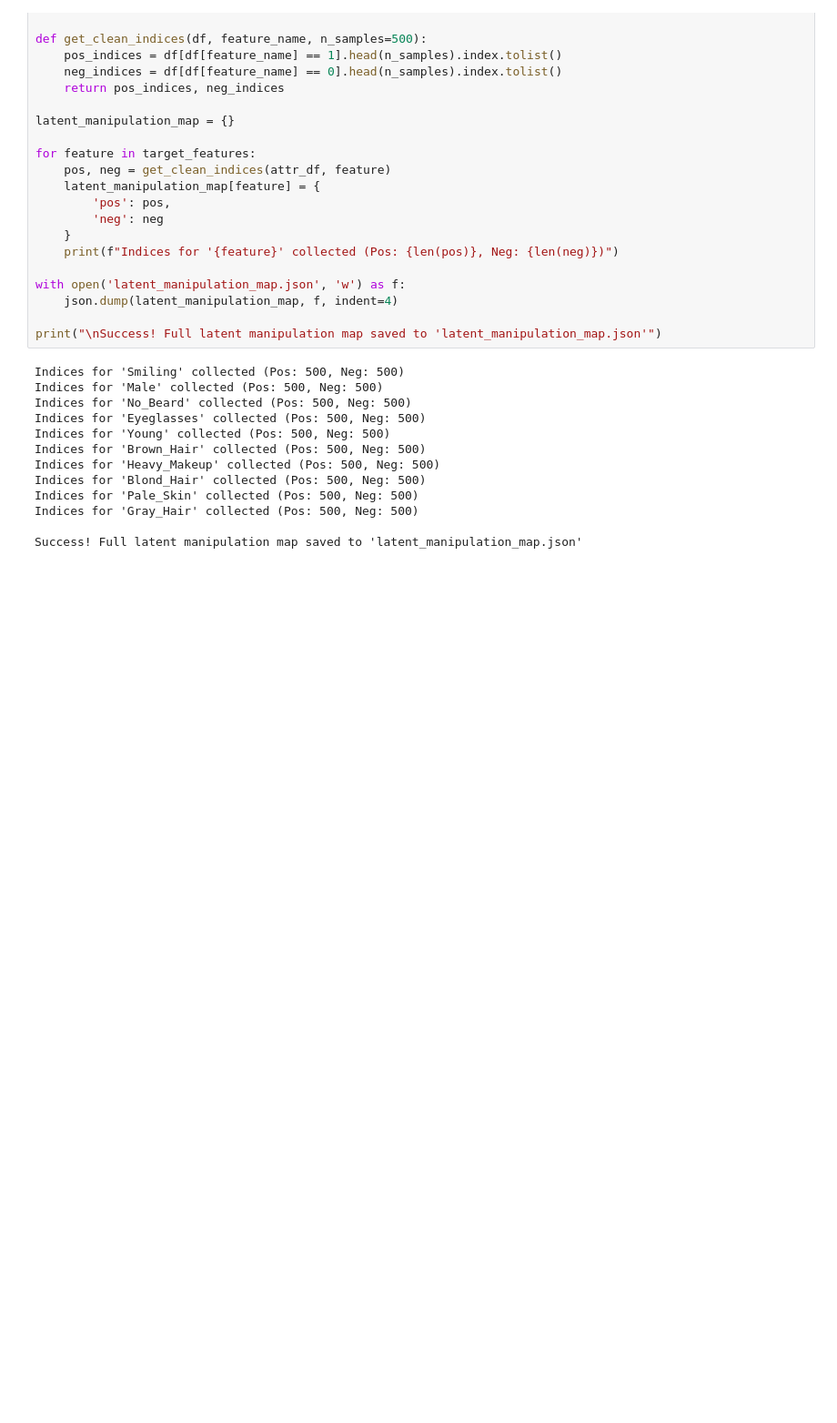
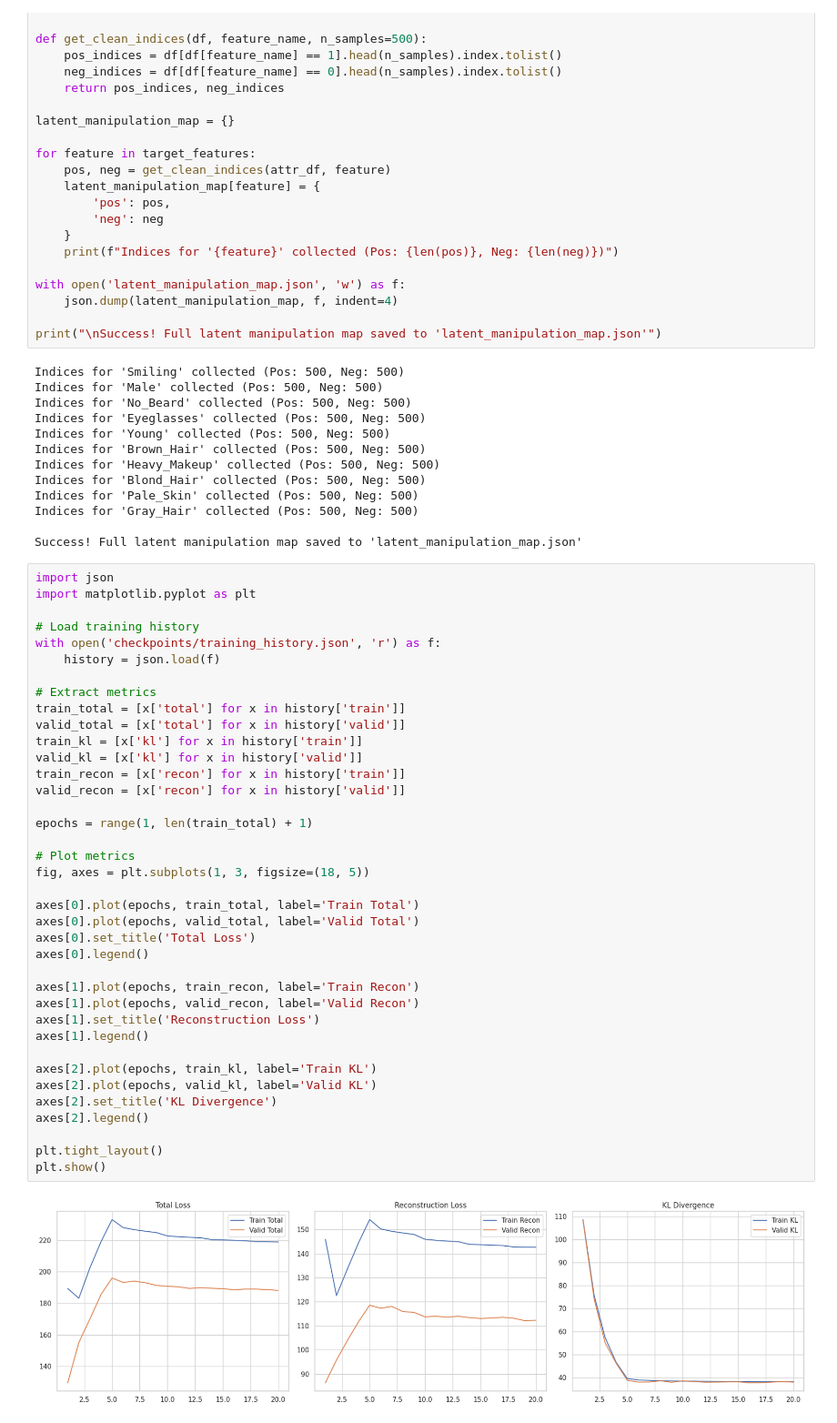
Before and after one commit to martynalacha/Latent-Space-Explorer, a Jupyter notebook: 01_data_analysis.ipynb, the cells around one changed output. Shown at 91% size. Saved outputs shown, nothing was run; the diff lists cells and outputs as text; blank space fills up the shorter version.

Commit message:
First model version training and testing

```diff
--- a/01_data_analysis.ipynb
+++ b/01_data_analysis.ipynb
@@ -121,3 +121,43 @@ Indices for 'Pale_Skin' collected (Pos: 500, Neg: 500)
 Indices for 'Gray_Hair' collected (Pos: 500, Neg: 500)
 
 Success! Full latent manipulation map saved to 'latent_manipulation_map.json'
+# %%
+import json
+import matplotlib.pyplot as plt
+
+# Load training history
+with open('checkpoints/training_history.json', 'r') as f:
+    history = json.load(f)
+
+# Extract metrics
+train_total = [x['total'] for x in history['train']]
+valid_total = [x['total'] for x in history['valid']]
+train_kl = [x['kl'] for x in history['train']]
+valid_kl = [x['kl'] for x in history['valid']]
+train_recon = [x['recon'] for x in history['train']]
+valid_recon = [x['recon'] for x in history['valid']]
+
+epochs = range(1, len(train_total) + 1)
+
+# Plot metrics
+fig, axes = plt.subplots(1, 3, figsize=(18, 5))
+
+axes[0].plot(epochs, train_total, label='Train Total')
+axes[0].plot(epochs, valid_total, label='Valid Total')
+axes[0].set_title('Total Loss')
+axes[0].legend()
+
+axes[1].plot(epochs, train_recon, label='Train Recon')
+axes[1].plot(epochs, valid_recon, label='Valid Recon')
+axes[1].set_title('Reconstruction Loss')
+axes[1].legend()
+
+axes[2].plot(epochs, train_kl, label='Train KL')
+axes[2].plot(epochs, valid_kl, label='Valid KL')
+axes[2].set_title('KL Divergence')
+axes[2].legend()
+
+plt.tight_layout()
+plt.show()
+# %% [output]
+[figure, added]
```
Also changed, not shown: parts of 9 cells of this notebook, 6 other files.
